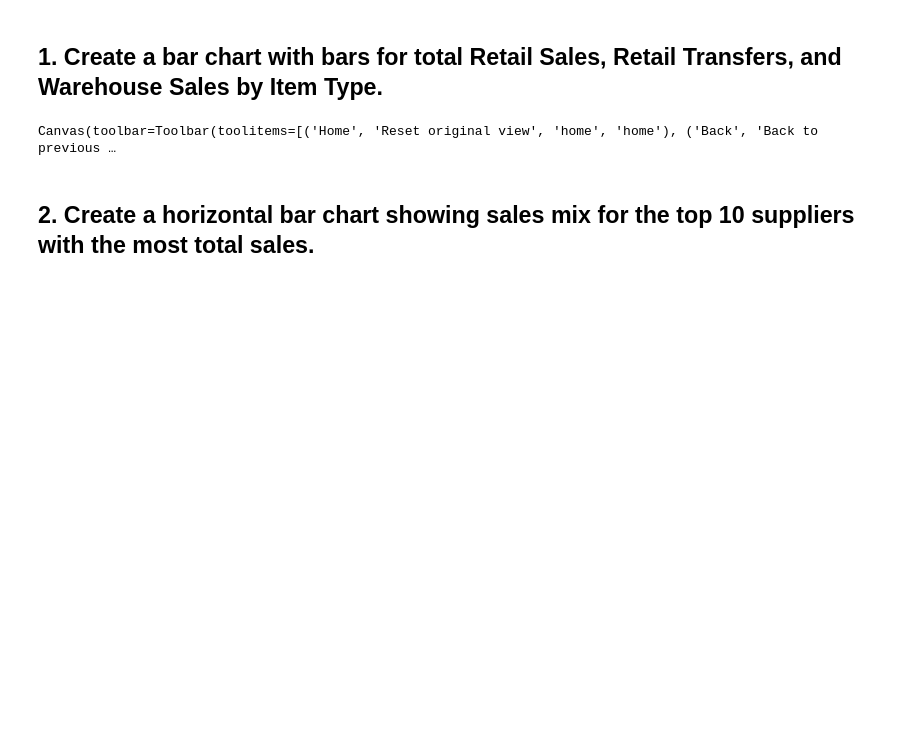
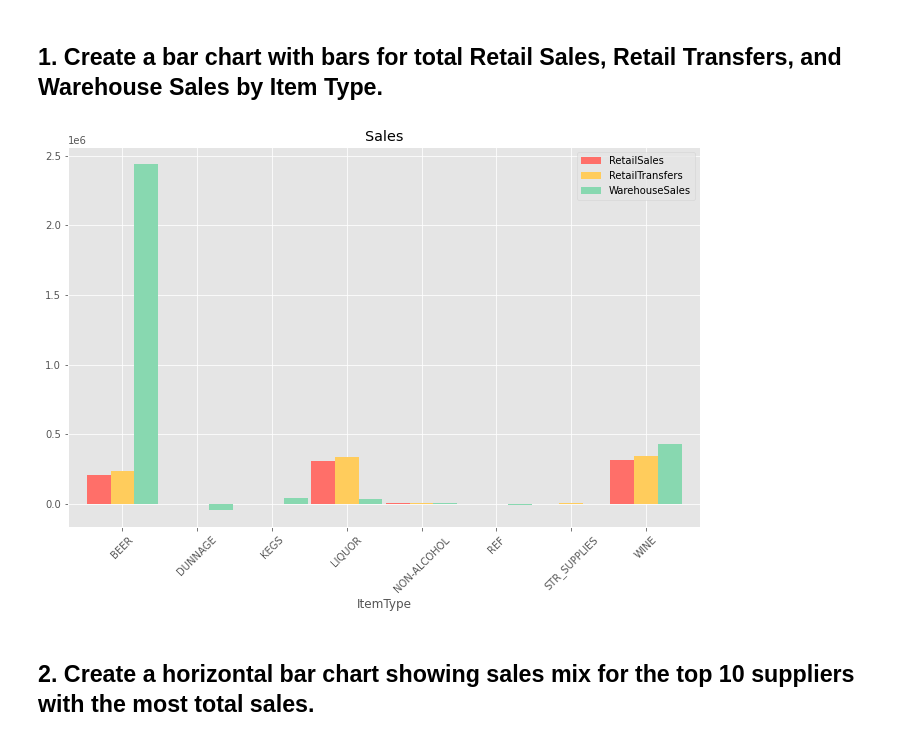
Before and after one commit to ta-data-mexpt/lab-plotting-multiple-data-series, a Jupyter notebook: your-code/main.ipynb, the cells around one changed output. Saved outputs shown, nothing was run; the diff lists cells and outputs as text; code cells hidden in the pictures; blank space fills up the shorter version.

```diff
--- a/your-code/main.ipynb
+++ b/your-code/main.ipynb
@@ -27,16 +27,17 @@ data.head()
 | 4 | 2017 | 4 | ROYAL WINE CORP | 101664 | RAMON CORDOVA RIOJA - 750ML | WINE | 0.0 | 4.0 | ... |
 # %% [markdown]
 ## 1. Create a bar chart with bars for total Retail Sales, Retail Transfers, and Warehouse Sales by Item Type.
-# %%
-plt.style.use("ggplot")
-phi=k.golden_ratio
-plt.figure(figsize=(phi*7,7),facecolor="white")
-plt.bar([1,2,3],[data["RetailSales"].sum(),data["RetailTransfers"].sum(),data["WarehouseSales"].sum()],color=["#ff6f69","#ffcc5c","#88d8b0"])
-plt.title("Sales")
-plt.xticks([1,2,3],["Retail","RetailTransfers","Warehouse"])
-plt.show();
-# %% [output]
-Canvas(toolbar=Toolbar(toolitems=[('Home', 'Reset original view', 'home', 'home'), ('Back', 'Back to previous …
+# %%
+filtered=data.groupby("ItemType")["RetailSales","RetailTransfers","WarehouseSales"].sum()
+
+plt.style.use("ggplot")
+phi=k.golden_ratio
+filtered.plot.bar(color=["#ff6f69","#ffcc5c","#88d8b0"],figsize=(phi*7,7),width=0.95)
+plt.title("Sales")
+plt.xticks(rotation=45)
+plt.show();
+# %% [output]
+[figure, added]
 # %% [markdown]
 ## 2. Create a horizontal bar chart showing sales mix for the top 10 suppliers with the most total sales.
 # %%
```
Also changed, not shown: parts of 4 cells of this notebook.
